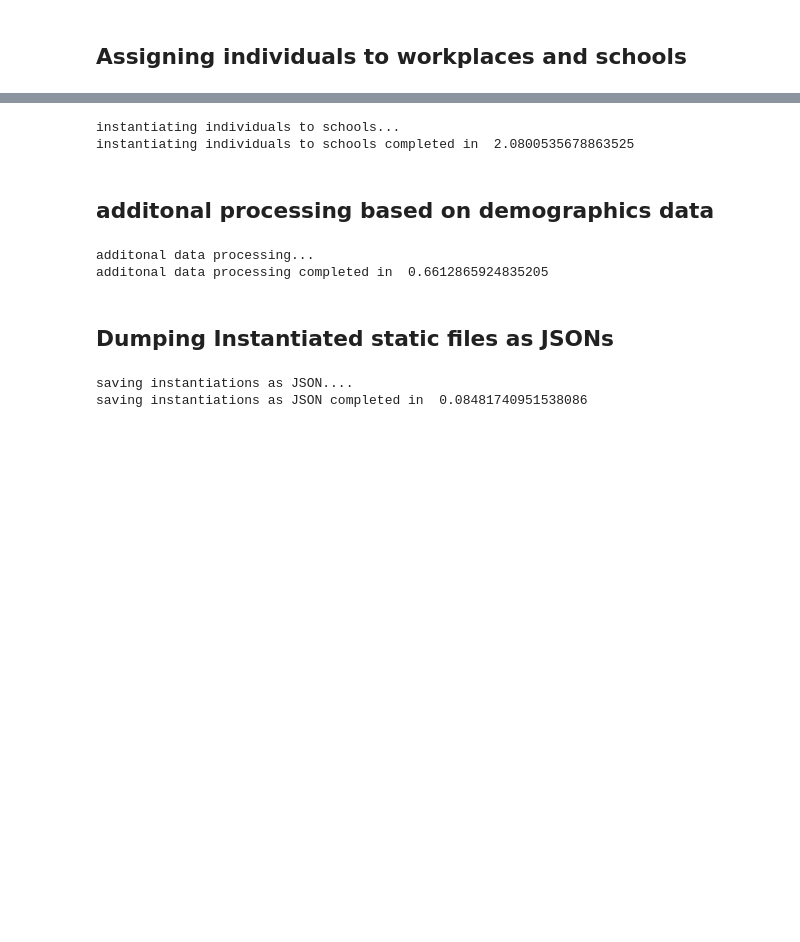
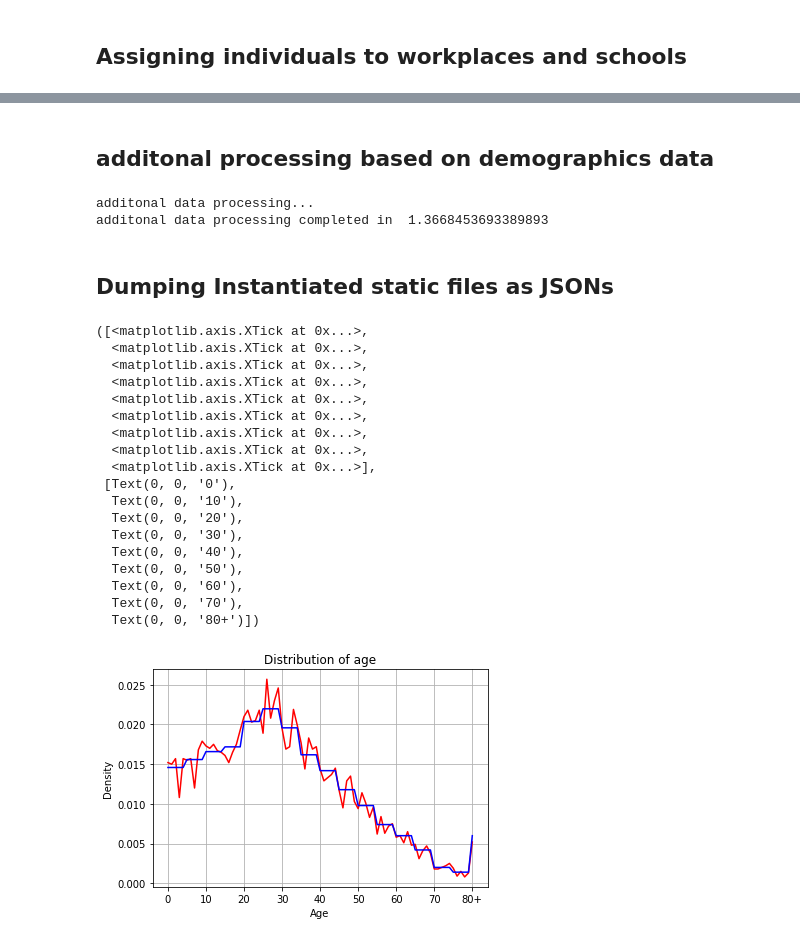
Before and after one commit to p10rahulm/covidSims, a Jupyter notebook: staticInst/interactive_instantiation.ipynb, the cells around one changed output, grey strips where cells are left out. Saved outputs shown, nothing was run; the diff lists cells and outputs as text; code cells hidden in the pictures; blank space fills up the shorter version.

```diff
--- a/staticInst/interactive_instantiation.ipynb
+++ b/staticInst/interactive_instantiation.ipynb
@@ -114,6 +126,6 @@ instantiating individual location by house location completed in  0.540682077407
 # %%
-print("instantiating individuals to workplaces...")
+print("instantiating individuals to schools...")
 start = time.time()
-workplaces, individuals = assign_workplaces(cityGeoDF, individuals)
-print("instantiating individuals to workplaces completed in ", time.time() - start)
+individuals[2], schools = assign_schools(individuals[2], cityGeoDF,  schoolDistribution)
+print("instantiating individuals to schools completed in ", time.time() - start)
 # %% [output]
@@ -122,16 +134,11 @@ instantiating individuals to workplaces completed in  64.42512845993042
-# %%
-print("instantiating individuals to schools...")
-start = time.time()
-individuals, schools = assign_schools(individuals, cityGeoDF,  schoolDistribution)
-print("instantiating individuals to schools completed in ", time.time() - start)
-# %% [output]
-instantiating individuals to schools...
-instantiating individuals to schools completed in  2.0800535678863525
 # %% [markdown]
 ## additonal processing based on demographics data
 # %%
 print("additonal data processing...")
 start = time.time()
+
+#join the individuals
+individuals = pd.concat(individuals.values(), ignore_index=True)
 
 #associate individuals to common areas (by distance) and categorize workplace Type
 def getDistances(row, cc):
@@ -158,20 +165,52 @@ demographicsData = demographicsData.rename(columns={"wardNo": "wardNo"})
 print("additonal data processing completed in ", time.time() - start)
 # %% [output]
 additonal data processing...
-additonal data processing completed in  0.6612865924835205
+additonal data processing completed in  1.3668453693389893
 # %% [markdown]
 ## Dumping Instantiated static files as JSONs
 # %%
-print("saving instantiations as JSON....")
-start = time.time()
-individuals.to_json("data/"+city+"/individuals.json", orient='records')
-households[['id', 'wardNo' ,'lat', 'lon']].to_json("data/"+city+"/houses.json", orient='records')
-schools[['ID', 'ward' ,'lat', 'lon']].to_json("data/"+city+"/schools.json", orient='records')
-workplaces[['ID', 'ward' ,'lat', 'lon']].to_json("data/"+city+"/workplaces.json", orient='records')
-commonArea[['ID', 'wardNo' ,'lat', 'lon']].to_json("data/"+city+"/commonArea.json", orient='records')
-computeWardCentreDistance(cityGeoDF, "data/"+city+"/wardCentreDistance.json")
-demographicsData[['wardNo', 'totalPopulation', 'fracPopulation']].to_json("data/"+city+"/fractionPopulation.json", orient="records")
-print("saving instantiations as JSON completed in ", time.time() - start)
+# print("saving instantiations as JSON....")
+# start = time.time()
+# individuals.to_json("data/"+city+"/individuals.json", orient='records')
+# households[['id', 'wardNo' ,'lat', 'lon']].to_json("data/"+city+"/houses.json", orient='records')
+# schools[['ID', 'ward' ,'lat', 'lon']].to_json("data/"+city+"/schools.json", orient='records')
+# workplaces[['ID', 'ward' ,'lat', 'lon']].to_json("data/"+city+"/workplaces.json", orient='records')
+# commonArea[['ID', 'wardNo' ,'lat', 'lon']].to_json("data/"+city+"/commonArea.json", orient='records')
+# computeWardCentreDistance(cityGeoDF, "data/"+city+"/wardCentreDistance.json")
+# demographicsData[['wardNo', 'totalPopulation', 'fracPopulation']].to_json("data/"+city+"/fractionPopulation.json", orient="records")
+# print("saving instantiations as JSON completed in ", time.time() - start)
-# %% [output]
-saving instantiations as JSON....
-saving instantiations as JSON completed in  0.08481740951538086
+# %%
+age_values, age_distribution = compute_age_distribution(ageDistribution)
+household_sizes, household_distribution = compute_household_size_distribution(householdSizes, householdDistribution)
+schoolsize_values, schoolsize_distribution = extrapolate_school_size_distribution(schoolDistribution)
+workplacesize_distribution = workplaces_size_distribution()
+# %%
+import matplotlib.pyplot as plt
+
+plt.plot(individuals['age'].value_counts(normalize=True).sort_index(ascending=True), 'r')
+plt.plot(age_distribution, 'b')
+plt.xlabel('Age')
+plt.ylabel('Density')
+plt.title('Distribution of age')
+plt.grid(True)
+plt.xticks(np.arange(0,81,10), np.concatenate((age_values[np.arange(0,71,10)], ['80+'])) )
+# %% [output]
+([<matplotlib.axis.XTick at 0x...>,
+  <matplotlib.axis.XTick at 0x...>,
+  <matplotlib.axis.XTick at 0x...>,
+  <matplotlib.axis.XTick at 0x...>,
+  <matplotlib.axis.XTick at 0x...>,
+  <matplotlib.axis.XTick at 0x...>,
+  <matplotlib.axis.XTick at 0x...>,
+  <matplotlib.axis.XTick at 0x...>,
+  <matplotlib.axis.XTick at 0x...>],
+ [Text(0, 0, '0'),
+  Text(0, 0, '10'),
+  Text(0, 0, '20'),
+  Text(0, 0, '30'),
+  Text(0, 0, '40'),
+  Text(0, 0, '50'),
+  Text(0, 0, '60'),
+  Text(0, 0, '70'),
+  Text(0, 0, '80+')])
+[figure, added]
```
Also changed, not shown: parts of 10 cells of this notebook, 13 other files.
